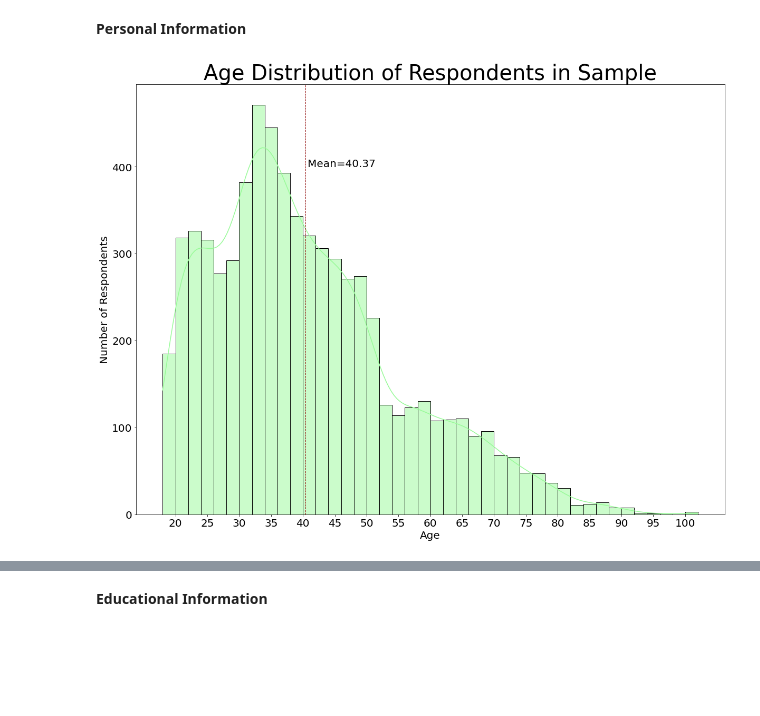
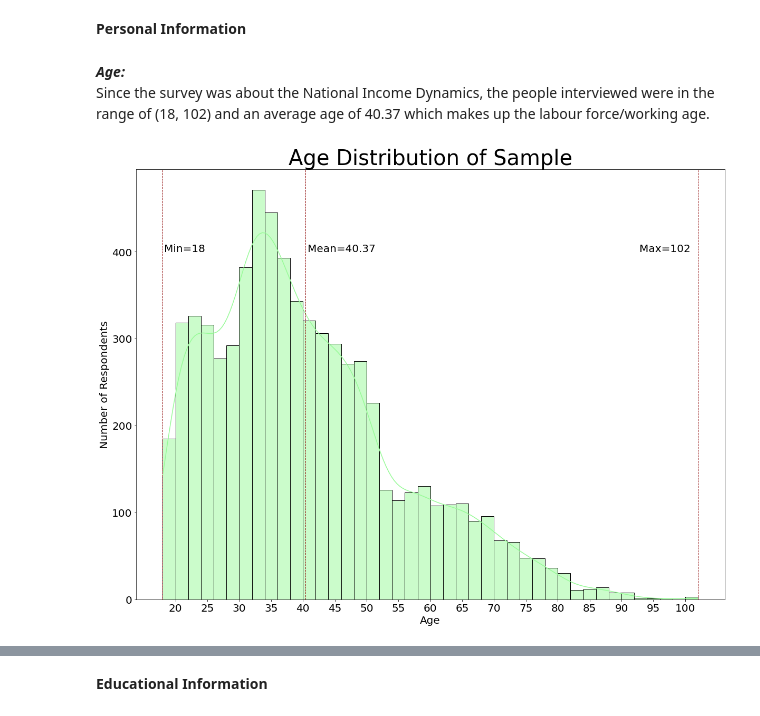
Before and after one commit to BrentonBudler/DAEProject2021, a Jupyter notebook: Part1/Part1Neat.ipynb, the cells around one changed output, grey strips where cells are left out. Cells and saved outputs as stored; diff of their text form; code cells hidden in the pictures; blank space fills up the shorter version.

```diff
--- a/Part1/Part1Neat.ipynb
+++ b/Part1/Part1Neat.ipynb
@@ -217,10 +224,12 @@ demdf['gender'] = raw_data_nans['w1_nc_gen']
 demdf['race']= raw_data_nans['w1_nc_popgrp']
 
 #Educational Information
-demdf['highest_grade'] = raw_data['w1_nc_edschgrd']
-demdf['tertiary_edu'] = raw_data['w1_nc_edter']
+demdf['highest_grade'] = raw_data_nans['w1_nc_edschgrd']
+demdf['tertiary_edu'] = raw_data_nans['w1_nc_edter']
 
 #Geographical Information
+demdf['province_before'] = raw_data_nans['w1_nc_lvbfprov']
+demdf['province_during'] = raw_data_nans['w1_nc_lvdurprov']
 
 # display(demdf.head())
 # display(demdf.info())
@@ -256,18 +266,31 @@ demdf['highest_grade'].replace({'Grade 12 (Std10 / Matric / Senior Certificate /
+# %% [markdown]
+***Age:***
+<br>
+Since the survey was about the National Income Dynamics, the people interviewed were in the range of (18, 102) and an average age of 40.37 which makes up the labour force/working age.
 # %%
 min_age = int(demdf['age'].min())
 max_age = int(demdf['age'].max())
 plt.figure(figsize=(20,15))
 
 sns.histplot(demdf['age'], bins=int((max_age-min_age)/2), color='palegreen', kde =True)
 
-plt.title('Age Distribution of Respondents in Sample',fontsize= 40)
+plt.title('Age Distribution of Sample',fontsize= 40)
 
 plt.xlabel('Age',fontsize= 20)
 plt.ylabel('Number of Respondents',fontsize= 20)
 plt.xticks([20,25,30,35,40,45,50,55,60,65,70,75,80,85,90,95,100],fontsize=20)
 plt.yticks(rotation='horizontal',fontsize= 20)
+
 plt.axvline(demdf['age'].mean(), color='darkred', linestyle='dashed', linewidth=1)
 plt.text(demdf['age'].mean()*1.01, 400, 'Mean={:.2f}'.format(demdf['age'].mean()), fontsize=20)
+
+plt.axvline(demdf['age'].min(), color='darkred', linestyle='dashed', linewidth=1)
+plt.text(demdf['age'].min()*1.01, 400, 'Min={:.0f}'.format(demdf['age'].min()), fontsize=20)
+
+
+plt.axvline(demdf['age'].max(), color='darkred', linestyle='dashed', linewidth=1)
+plt.text(demdf['age'].max()*0.91, 400, 'Max={:.0f}'.format(demdf['age'].max()), fontsize=20)
+
 plt.show()
 # %% [output]
-[figure, old version]
+[figure, new version]
```
Also changed, not shown: parts of 15 cells of this notebook.
